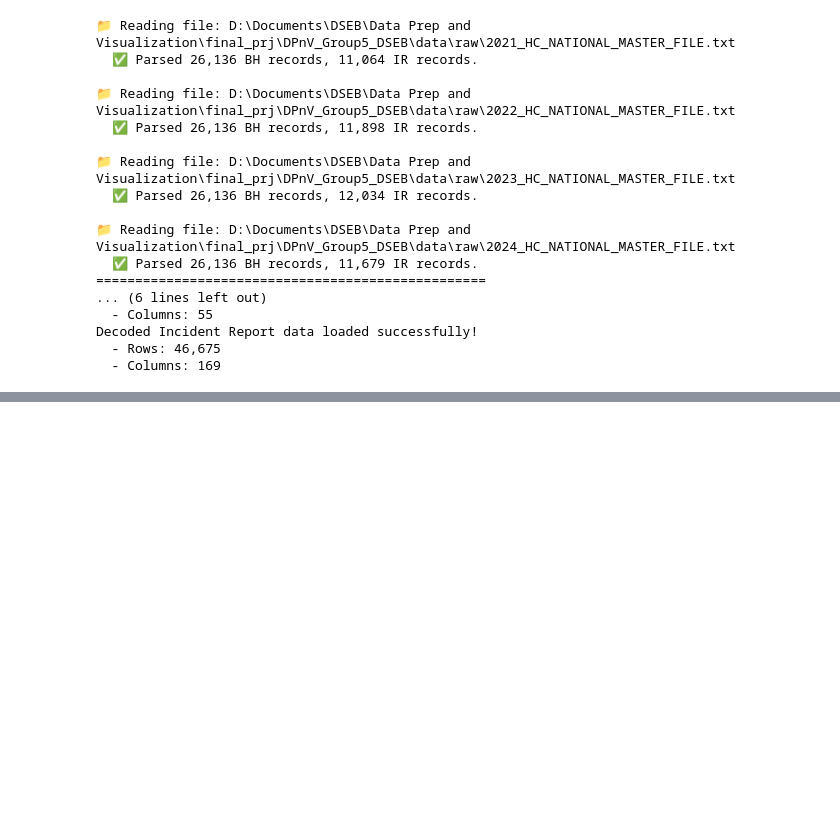
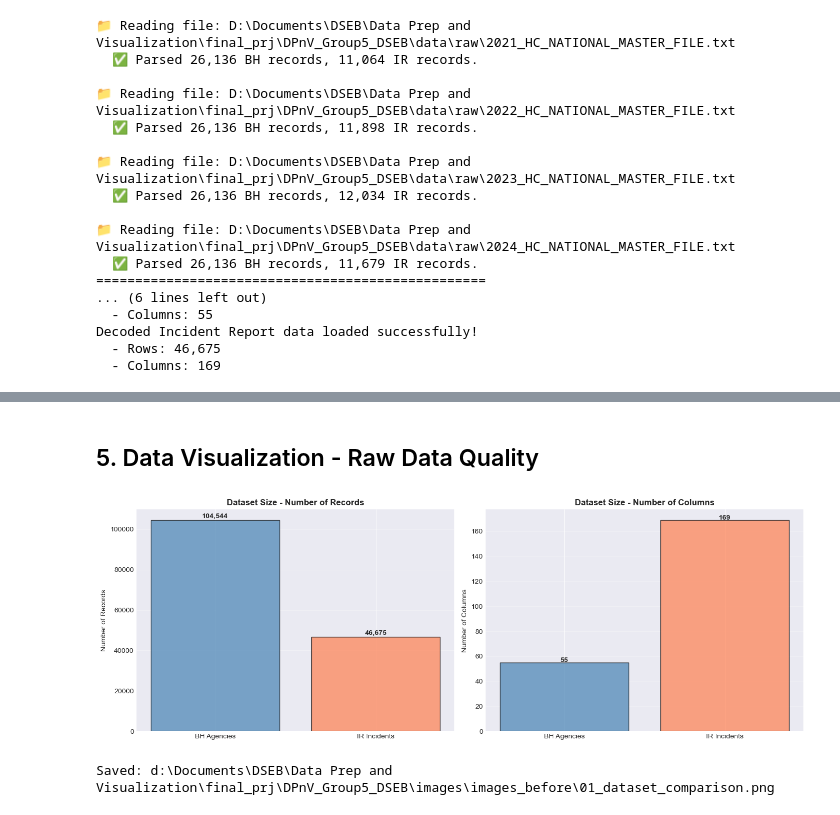
Before and after one commit to yamik1ra/DPnV_Group5_DSEB, a Jupyter notebook: notebooks/raw_data_diagnosis.ipynb, the cells around one changed output, grey strips where cells are left out. Saved outputs shown, nothing was run; the diff lists cells and outputs as text; code cells hidden in the pictures; blank space fills up the shorter version.

Commit message:
update phase 1 eda (lack some  before graphs)

```diff
--- a/notebooks/raw_data_diagnosis.ipynb
+++ b/notebooks/raw_data_diagnosis.ipynb
@@ -1324,0 +565,34 @@ Các vấn đề này là **lý do chính tại sao cần bước làm sạch d
+# %% [markdown]
+## 5. Data Visualization - Raw Data Quality
+# %%
+# Chart 1: Dataset Size Comparison
+fig, axes = plt.subplots(1, 2, figsize=(14, 5))
+
+datasets = ['BH Agencies', 'IR Incidents']
+rows = [bh_decoded.shape[0], ir_decoded.shape[0]]
+cols = [bh_decoded.shape[1], ir_decoded.shape[1]]
+
+axes[0].bar(datasets, rows, color=['steelblue', 'coral'], edgecolor='black', alpha=0.7)
+axes[0].set_title('Dataset Size - Number of Records', fontsize=12, fontweight='bold')
+axes[0].set_ylabel('Number of Records')
+axes[0].grid(True, alpha=0.3, axis='y')
+for i, v in enumerate(rows):
+    axes[0].text(i, v + 1000, f'{v:,}', ha='center', fontweight='bold')
+
+axes[1].bar(datasets, cols, color=['steelblue', 'coral'], edgecolor='black', alpha=0.7)
+axes[1].set_title('Dataset Size - Number of Columns', fontsize=12, fontweight='bold')
+axes[1].set_ylabel('Number of Columns')
+axes[1].grid(True, alpha=0.3, axis='y')
+for i, v in enumerate(cols):
+    axes[1].text(i, v + 0.5, f'{v}', ha='center', fontweight='bold')
+
+plt.tight_layout()
+# Save using the PROJECT_ROOT path where images folder was created
+out_path = PROJECT_ROOT / 'images' / 'images_before' / '01_dataset_comparison.png'
+plt.savefig(out_path, dpi=150, bbox_inches='tight')
+plt.show()
+
+print(f"Saved: {out_path}")
+# %% [output]
+[figure, added]
+Saved: d:\Documents\DSEB\Data Prep and Visualization\final_prj\DPnV_Group5_DSEB\images\images_before\01_dataset_comparison.png
```
Also changed, not shown: parts of 76 cells of this notebook.
